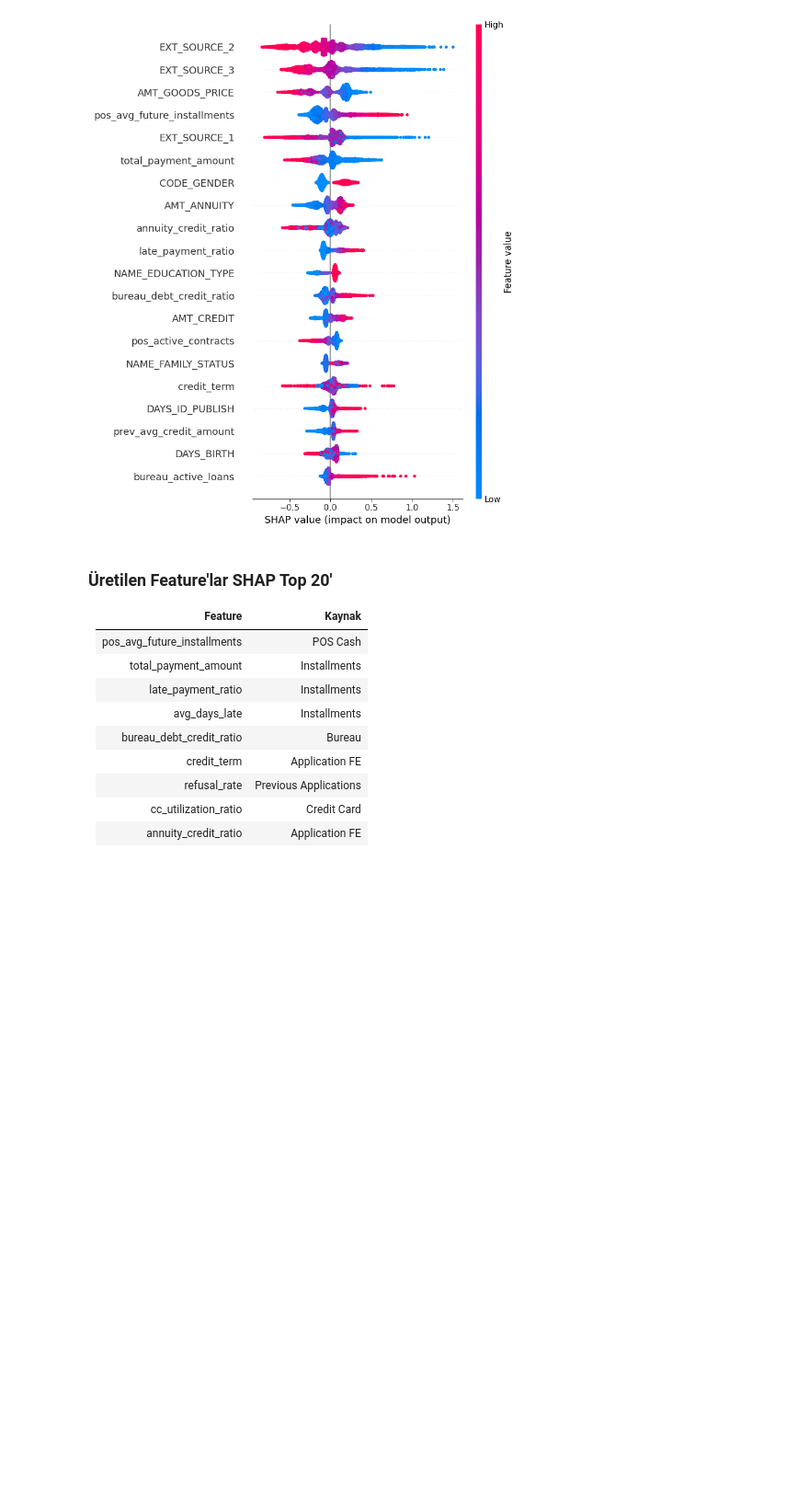
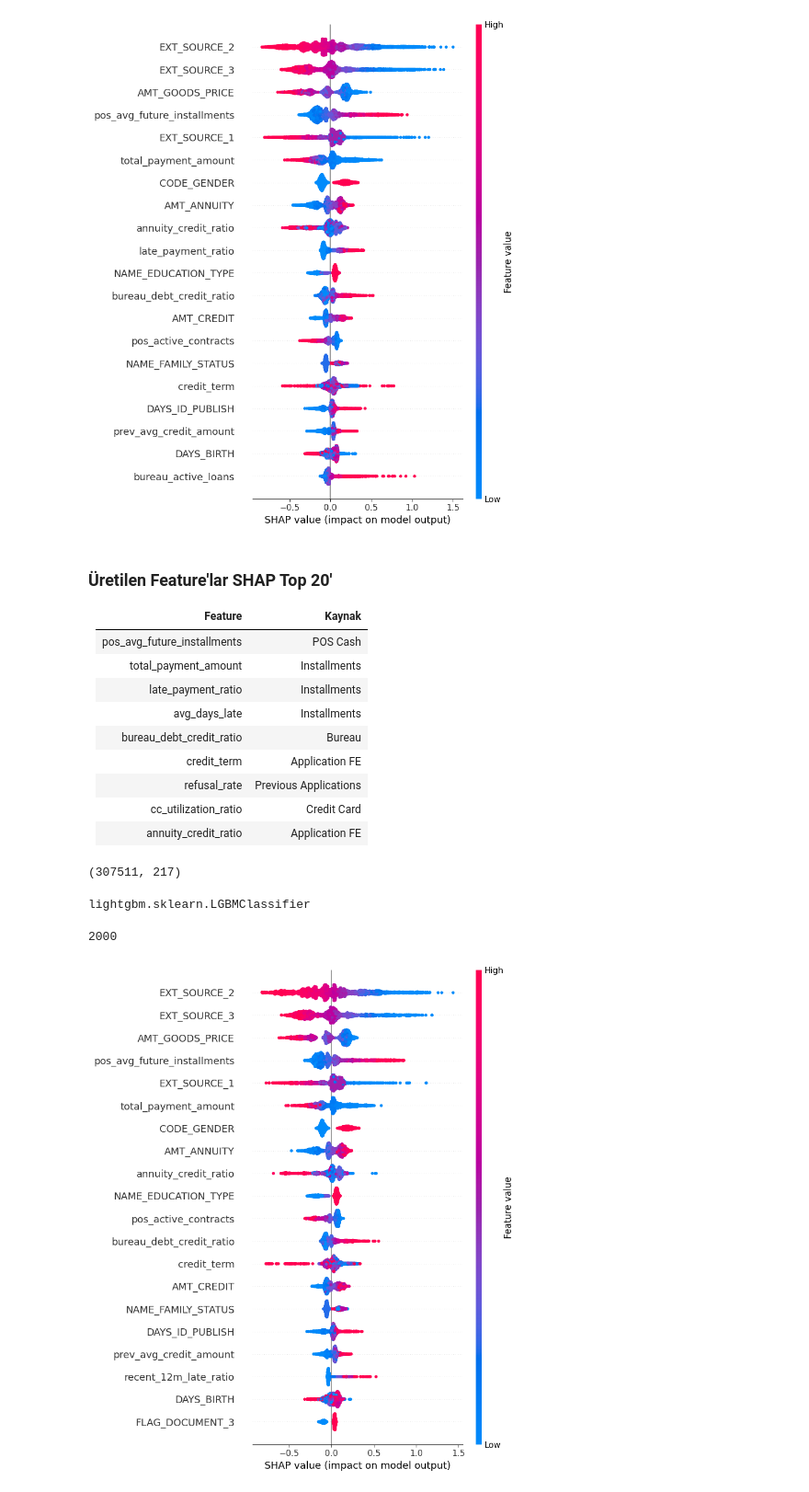
Before and after one commit to rabiadurgt/creditguard-ai, a Jupyter notebook: notebooks/05_shap_analysis.ipynb, the cells around one changed output. Shown at 92% size. Drawn from its saved outputs; the diff is of its cells as text; code cells hidden in the pictures; blank space fills up the shorter version.

Commit message:
feat: production-ready ML pipeline with SHAP explainability and modular architecture

```diff
--- a/notebooks/05_shap_analysis.ipynb
+++ b/notebooks/05_shap_analysis.ipynb
@@ -99,0 +109,41 @@ shap.summary_plot(
+# %%
+df = prepare_dataset(
+    "../data/processed/train_feature_store.parquet"
+)
+
+X = df.drop(columns=["TARGET"])
+
+print(X.shape)
+# %% [output]
+(307511, 217)
+# %%
+model = joblib.load(
+    "../artifacts/models/lgbm_optuna_cv.pkl"
+)
+
+type(model)
+# %% [output]
+lightgbm.sklearn.LGBMClassifier
+# %%
+explainer = shap.TreeExplainer(model)
+
+sample = X.sample(
+    2000,
+    random_state=42
+)
+
+shap_values = explainer.shap_values(sample)
+# %%
+len(shap_values)
+# %% [output]
+2000
+# %%
+import matplotlib.pyplot as plt
+
+shap.summary_plot(
+    shap_values,
+    sample,
+    max_display=20
+)
+# %% [output]
+[figure, added]
```
Also changed, not shown: parts of 2 cells of this notebook, 16 other files.
